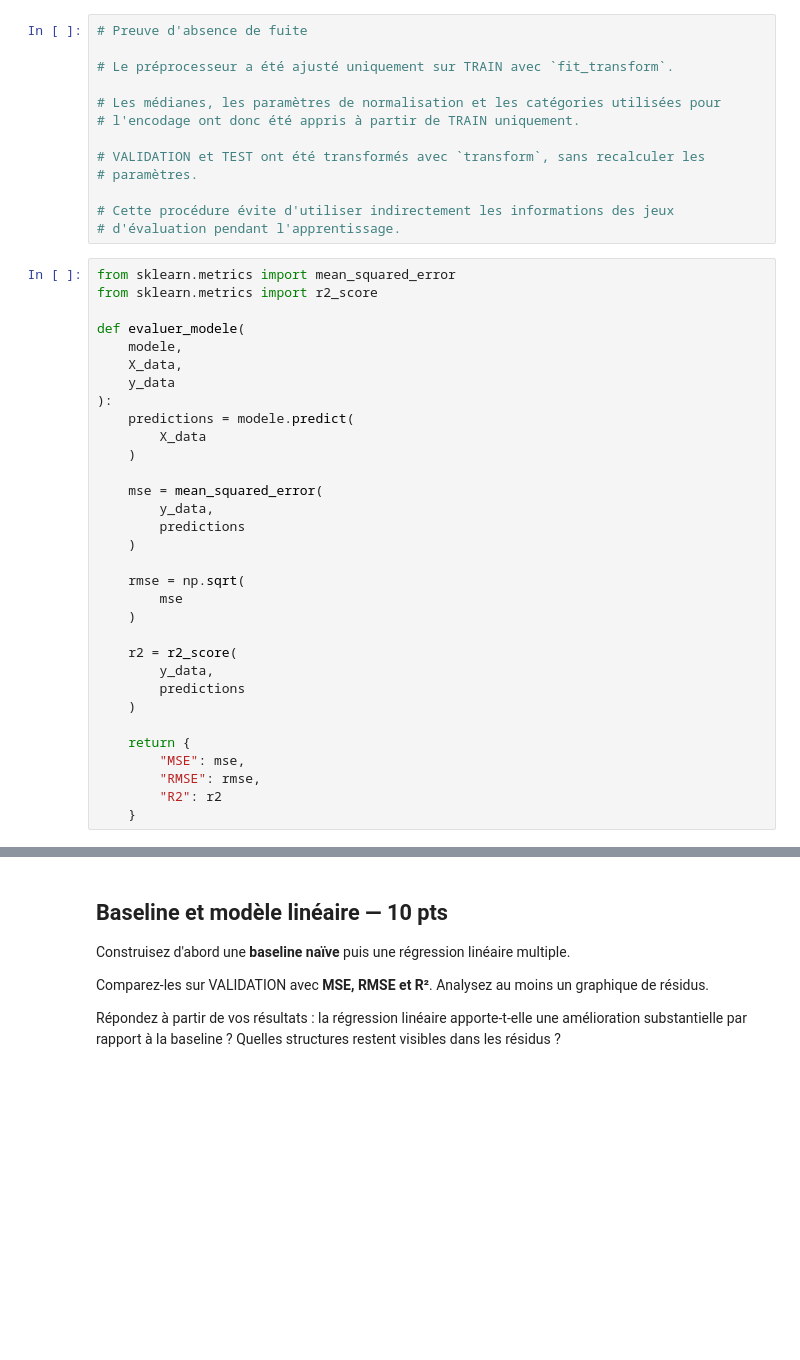
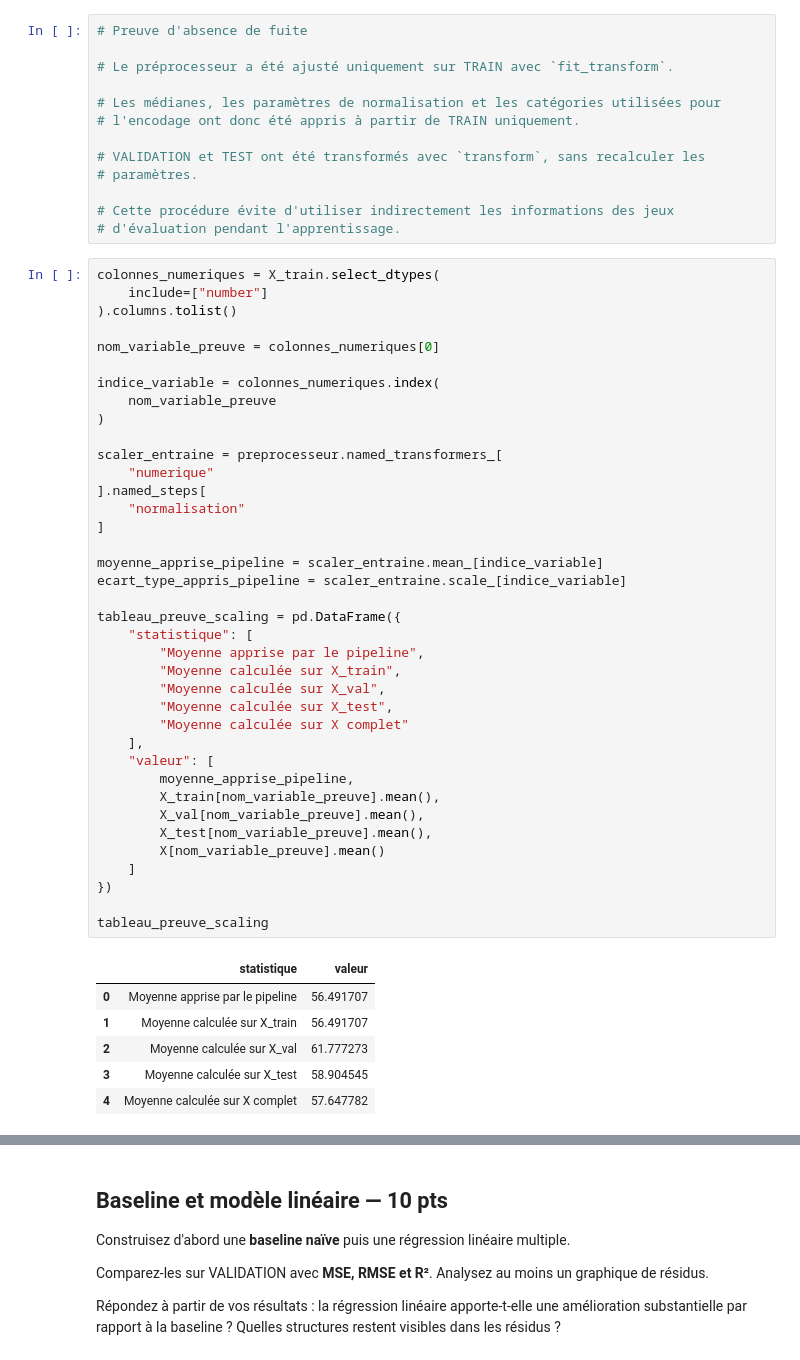
Before and after one commit to hamzabouhouch1003/Training01, a Jupyter notebook: Jour2/PACK_4_TP_NOTES_IA_4A_OPTION_DEVELOPPEUR/TP_NOTE_S3_REGRESSION_AMES_USA.ipynb, the cells around one changed output, grey strips where cells are left out. Drawn from its saved outputs; the diff is of its cells as text; blank space fills up the shorter version.

Commit message:
TP S3 Correction valeurs quasi-constantes dans Audit, correction Pipeline, ajout preuve numérique pipeline

```diff
--- a/Jour2/PACK_4_TP_NOTES_IA_4A_OPTION_DEVELOPPEUR/TP_NOTE_S3_REGRESSION_AMES_USA.ipynb
+++ b/Jour2/PACK_4_TP_NOTES_IA_4A_OPTION_DEVELOPPEUR/TP_NOTE_S3_REGRESSION_AMES_USA.ipynb
@@ -1079,34 +1106,47 @@ categories_train = (
 # Cette procédure évite d'utiliser indirectement les informations des jeux
 # d'évaluation pendant l'apprentissage.
 # %%
-from sklearn.metrics import mean_squared_error
-from sklearn.metrics import r2_score
+colonnes_numeriques = X_train.select_dtypes(
+    include=["number"]
+).columns.tolist()
 
-def evaluer_modele(
-    modele,
-    X_data,
-    y_data
-):
-    predictions = modele.predict(
-        X_data
-    )
+nom_variable_preuve = colonnes_numeriques[0]
 
-    mse = mean_squared_error(
-        y_data,
-        predictions
-    )
+indice_variable = colonnes_numeriques.index(
+    nom_variable_preuve
+)
 
-    rmse = np.sqrt(
-        mse
-    )
+scaler_entraine = preprocesseur.named_transformers_[
+    "numerique"
+].named_steps[
+    "normalisation"
+]
 
-    r2 = r2_score(
-        y_data,
-        predictions
-    )
+moyenne_apprise_pipeline = scaler_entraine.mean_[indice_variable]
+ecart_type_appris_pipeline = scaler_entraine.scale_[indice_variable]
 
-    return {
-        "MSE": mse,
-        "RMSE": rmse,
-        "R2": r2
-    }
+tableau_preuve_scaling = pd.DataFrame({
+    "statistique": [
+        "Moyenne apprise par le pipeline",
+        "Moyenne calculée sur X_train",
+        "Moyenne calculée sur X_val",
+        "Moyenne calculée sur X_test",
+        "Moyenne calculée sur X complet"
+    ],
+    "valeur": [
+        moyenne_apprise_pipeline,
+        X_train[nom_variable_preuve].mean(),
+        X_val[nom_variable_preuve].mean(),
+        X_test[nom_variable_preuve].mean(),
+        X[nom_variable_preuve].mean()
+    ]
+})
+
+tableau_preuve_scaling
+# %% [output]
+|  | statistique | valeur |
+| 0 | Moyenne apprise par le pipeline | 56.491707 |
+| 1 | Moyenne calculée sur X_train | 56.491707 |
+| 2 | Moyenne calculée sur X_val | 61.777273 |
+| 3 | Moyenne calculée sur X_test | 58.904545 |
+| 4 | Moyenne calculée sur X complet | 57.647782 |
```
Also changed, not shown: parts of 17 cells of this notebook.
